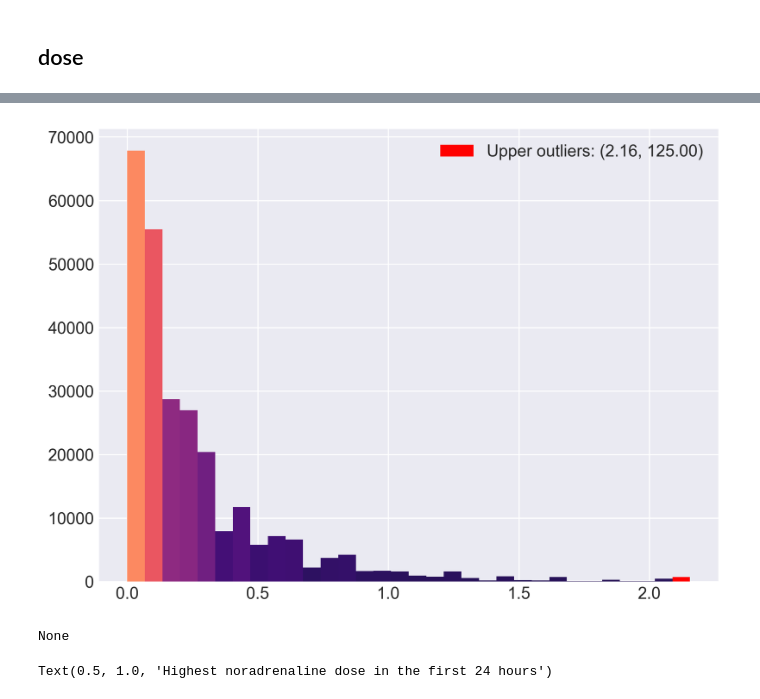
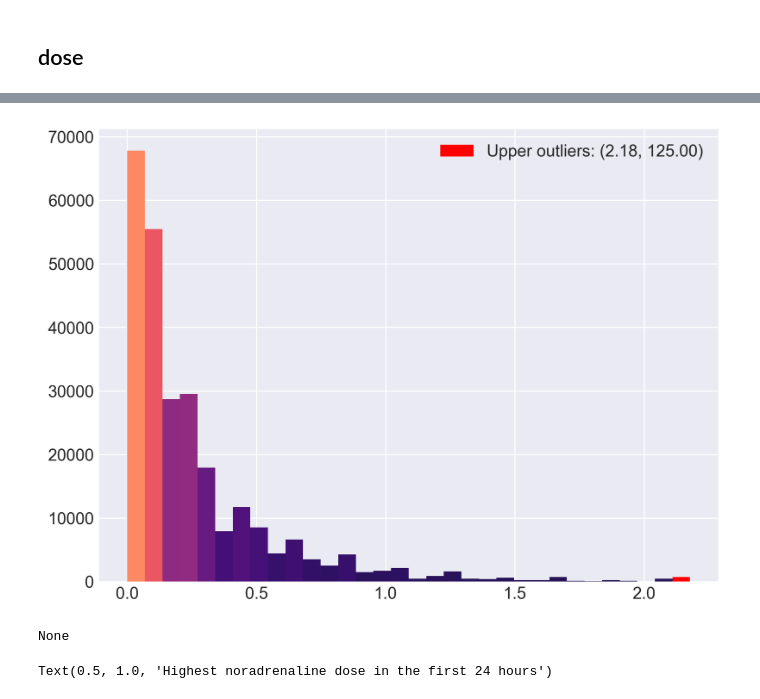
Before and after one commit to AmsterdamUMC/AmsterdamUMCdb, a Jupyter notebook: tables/drugitems.ipynb, the cells around one changed output, grey strips where cells are left out. Cells and saved outputs as stored; diff of their text form; code cells hidden in the pictures.

````diff
--- a/tables/drugitems.ipynb
+++ b/tables/drugitems.ipynb
@@ -497,7 +497,7 @@ SELECT *,
             THEN dose*1000/patientweight/60
             ELSE dose*1000/80 --mean weight
         END
-    WHEN doserateperkg = B'1' AND doseunitid = 11 AND doserateunitid = 5 --unit: µg/kg/min (no conversion needed)
+    WHEN doserateperkg = B'1' AND doseunitid = 11 AND doserateunitid = 4 --unit: µg/kg/min (no conversion needed)
         THEN dose
     WHEN doserateperkg = B'1' AND doseunitid = 11 AND doserateunitid = 5 --unit: µg/kg/uur -> µg/kg/min
         THEN dose/60
@@ -565,12 +565,12 @@ SELECT *,
         THEN dose
     WHEN doserateperkg = B'1' AND doseunitid = 11 AND doserateunitid = 5 --unit: µg/kg/uur -> µg/kg/min
         THEN dose/60
     END AS gamma
     FROM dosing
     ORDER BY admissionid, start
 
 ```
-[figure, old version]
+[figure, new version]
 None
 # %%
 first24hours = 24*60*60*1000 #first 24 hours in milliseconds
````
Also changed, not shown: parts of 5 cells of this notebook, 2 other files.
